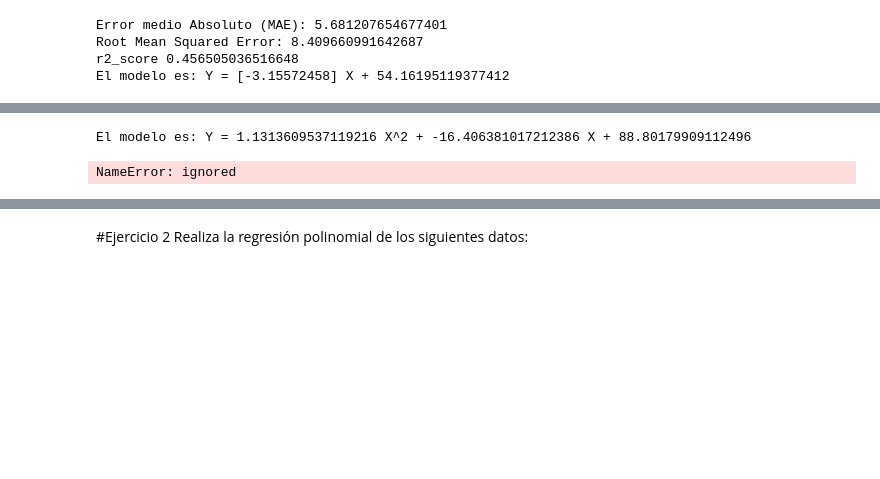
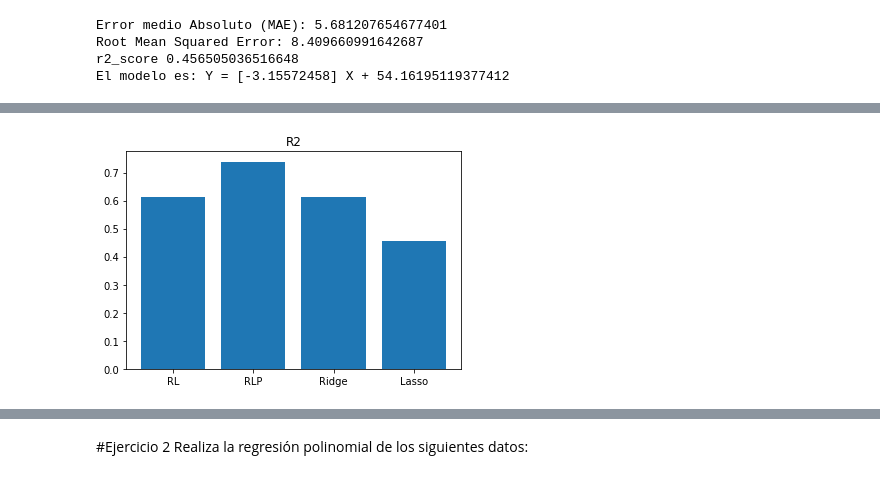
Before and after one commit to PosgradoMNA/Actividades_de_Aprendizaje_A01793670_BryanAlvaradoCruz, a Jupyter notebook: A01793670_Actividad_Semanal_7_Regresiones.ipynb, the cells around one changed output, grey strips where cells are left out. Saved outputs shown, nothing was run; the diff lists cells and outputs as text; code cells hidden in the pictures; blank space fills up the shorter version.

```diff
--- a/A01793670_Actividad_Semanal_7_Regresiones.ipynb
+++ b/A01793670_Actividad_Semanal_7_Regresiones.ipynb
@@ -540,12 +537,12 @@ ValueError: ignored
-# %%
-from sklearn import metrics
-from sklearn.metrics import r2_score
-
-
-
-print('Error medio Absoluto (MAE):', metrics.mean_absolute_error(y, y_pred))
-print('Root Mean Squared Error:', np.sqrt(metrics.mean_squared_error(y, y_pred)))
-print('r2_score',r2_score(y, y_pred))
-# %% [output]
-El modelo es: Y = 1.1313609537119216 X^2 + -16.406381017212386 X + 88.80179909112496
-NameError: ignored
+# %%
+nombres=list()
+nombres.append('RL')
+nombres.append('RLP')
+nombres.append('Ridge')
+nombres.append('Lasso')
+
+plt.bar(nombres, lista_para_r2)
+plt.title('R2')
+plt.show()
+# %% [output]
+[figure, added]
```
Also changed, not shown: parts of 28 cells of this notebook.
